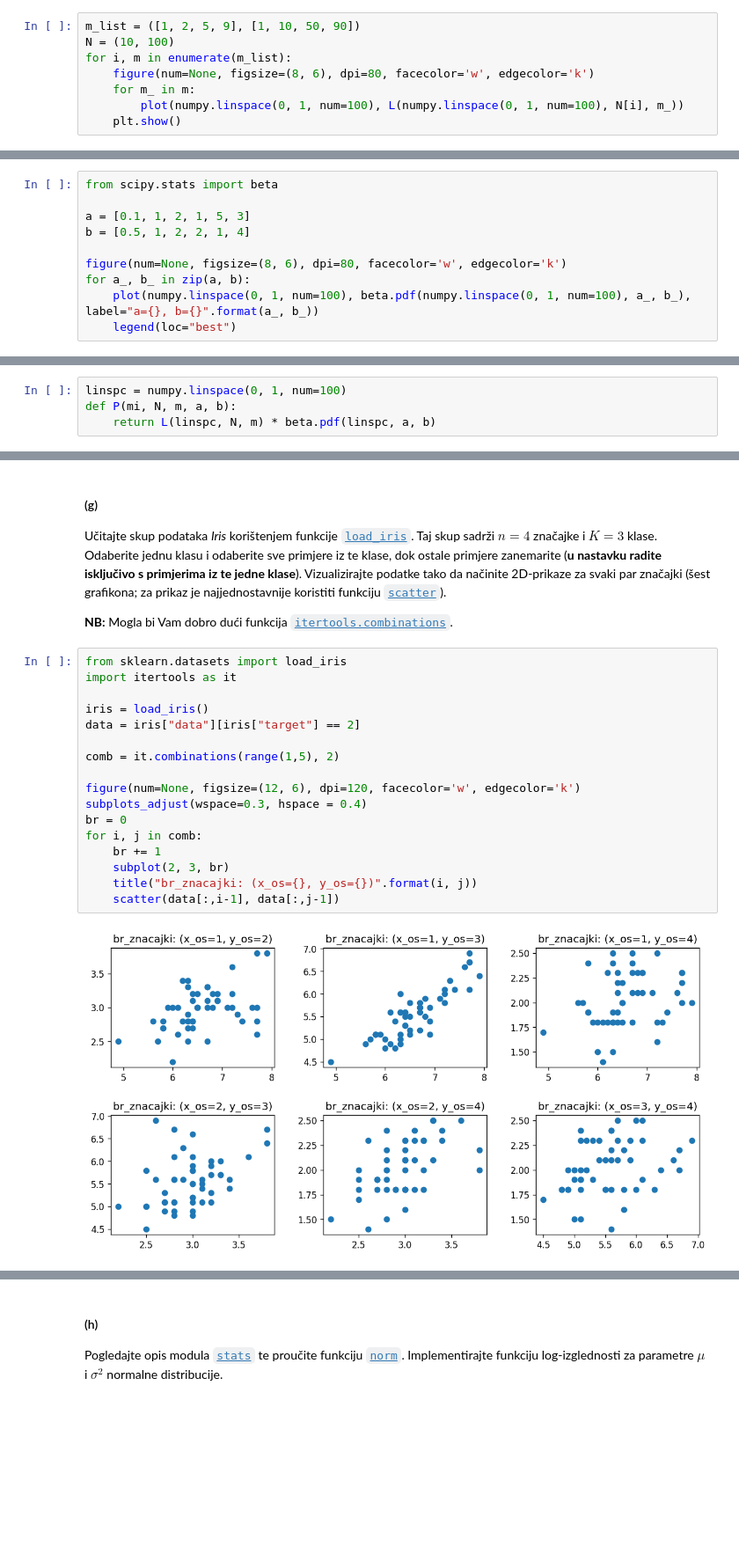
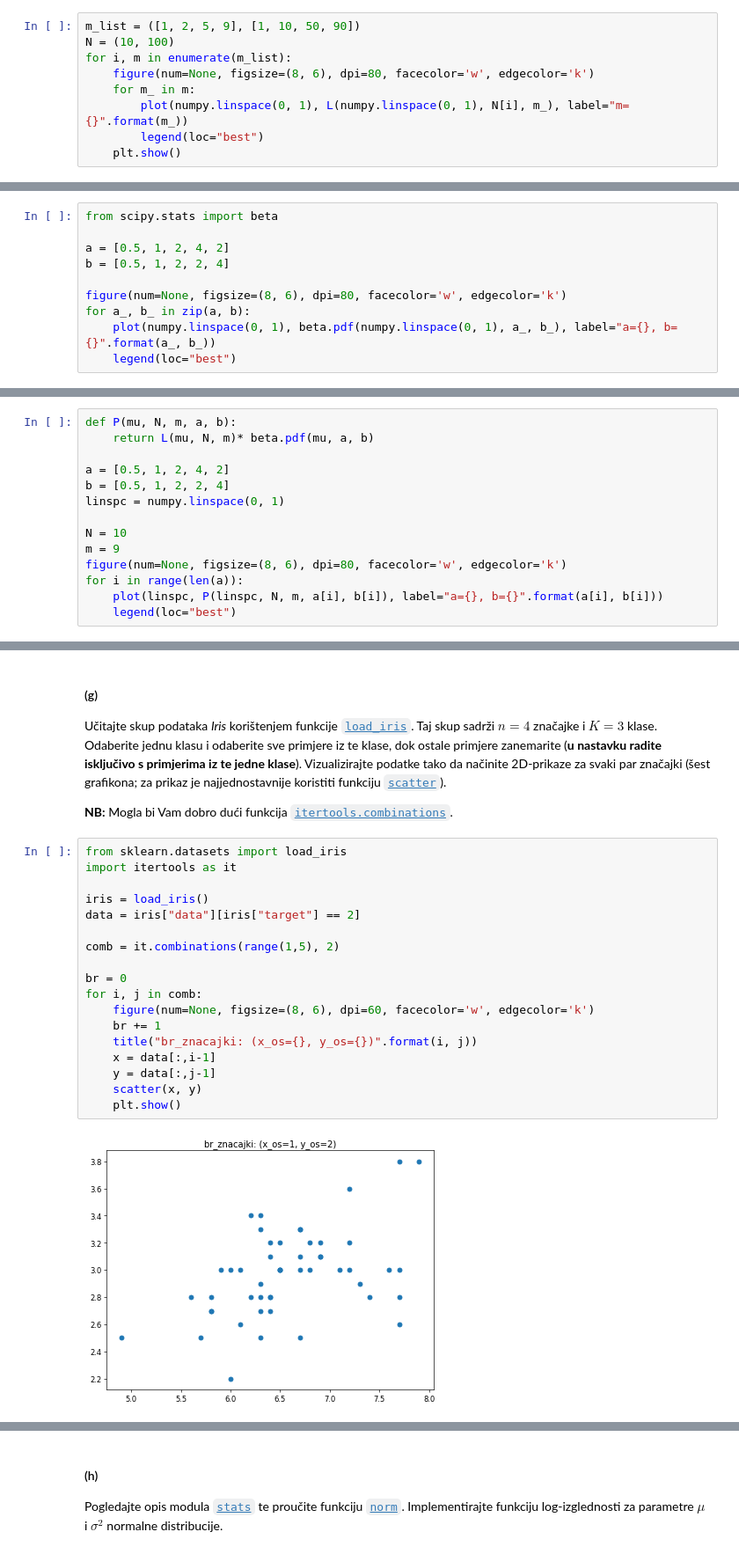
Before and after one commit to Spooky-M/SU_lab1, a Jupyter notebook: SU-2020-LAB04-Procjena-parametara-pgm-grupiranje.ipynb, the cells around one changed output, grey strips where cells are left out. Shown at 88% size. Cells and saved outputs as stored; diff of their text form; blank space fills up the shorter version.

```diff
--- a/SU-2020-LAB04-Procjena-parametara-pgm-grupiranje.ipynb
+++ b/SU-2020-LAB04-Procjena-parametara-pgm-grupiranje.ipynb
@@ -138,6 +138,7 @@ N = (10, 100)
 for i, m in enumerate(m_list):
     figure(num=None, figsize=(8, 6), dpi=80, facecolor='w', edgecolor='k')
     for m_ in m:
-        plot(numpy.linspace(0, 1, num=100), L(numpy.linspace(0, 1, num=100), N[i], m_))
+        plot(numpy.linspace(0, 1), L(numpy.linspace(0, 1), N[i], m_), label="m={}".format(m_))
+        legend(loc="best")
     plt.show()
 # %% [output]
@@ -166,11 +167,11 @@ Prikažite beta-distribuciju $B(\mu|\alpha,\beta)$ za različite kombinacije par
 # %%
 from scipy.stats import beta
 
-a = [0.1, 1, 2, 1, 5, 3]
-b = [0.5, 1, 2, 2, 1, 4]
+a = [0.5, 1, 2, 4, 2]
+b = [0.5, 1, 2, 2, 4]
 
 figure(num=None, figsize=(8, 6), dpi=80, facecolor='w', edgecolor='k')
 for a_, b_ in zip(a, b):
-    plot(numpy.linspace(0, 1, num=100), beta.pdf(numpy.linspace(0, 1, num=100), a_, b_), label="a={}, b={}".format(a_, b_))
+    plot(numpy.linspace(0, 1), beta.pdf(numpy.linspace(0, 1), a_, b_), label="a={}, b={}".format(a_, b_))
     legend(loc="best")
 # %% [output]
@@ -181,7 +182,17 @@ for a_, b_ in zip(a, b):
 #### (e)
 
 Definirajte funkciju za izračun zajedničke vjerojatnosti $P(\mu,\mathcal{D}) = P(\mathcal{D}|\mu) \cdot P(\mu|\alpha,\beta)$ te prikažite tu funkciju za $N=10$ i $m=9$ i nekolicinu kombinacija parametara $\alpha$ i $\beta$.
-# %%
-linspc = numpy.linspace(0, 1, num=100)
-def P(mi, N, m, a, b):
-    return L(linspc, N, m) * beta.pdf(linspc, a, b)
+# %%
+def P(mu, N, m, a, b):
+    return L(mu, N, m)* beta.pdf(mu, a, b)
+
+a = [0.5, 1, 2, 4, 2]
+b = [0.5, 1, 2, 2, 4]
+linspc = numpy.linspace(0, 1)
+
+N = 10
+m = 9
+figure(num=None, figsize=(8, 6), dpi=80, facecolor='w', edgecolor='k')
+for i in range(len(a)):
+    plot(linspc, P(linspc, N, m, a[i], b[i]), label="a={}, b={}".format(a[i], b[i]))
+    legend(loc="best")
@@ -213,19 +226,20 @@ Učitajte skup podataka *Iris* korištenjem funkcije [`load_iris`](https://sciki
 # %%
 from sklearn.datasets import load_iris
 import itertools as it
 
 iris = load_iris()
 data = iris["data"][iris["target"] == 2]
 
 comb = it.combinations(range(1,5), 2)
 
-figure(num=None, figsize=(12, 6), dpi=120, facecolor='w', edgecolor='k')
-subplots_adjust(wspace=0.3, hspace = 0.4)
 br = 0
 for i, j in comb:
+    figure(num=None, figsize=(8, 6), dpi=60, facecolor='w', edgecolor='k')
     br += 1
-    subplot(2, 3, br)
     title("br_znacajki: (x_os={}, y_os={})".format(i, j))
-    scatter(data[:,i-1], data[:,j-1])
+    x = data[:,i-1]
+    y = data[:,j-1]
+    scatter(x, y)
+    plt.show()
 # %% [output]
-[figure, old version]
+[figure, new version]
```
Also changed, not shown: parts of 33 cells of this notebook.
